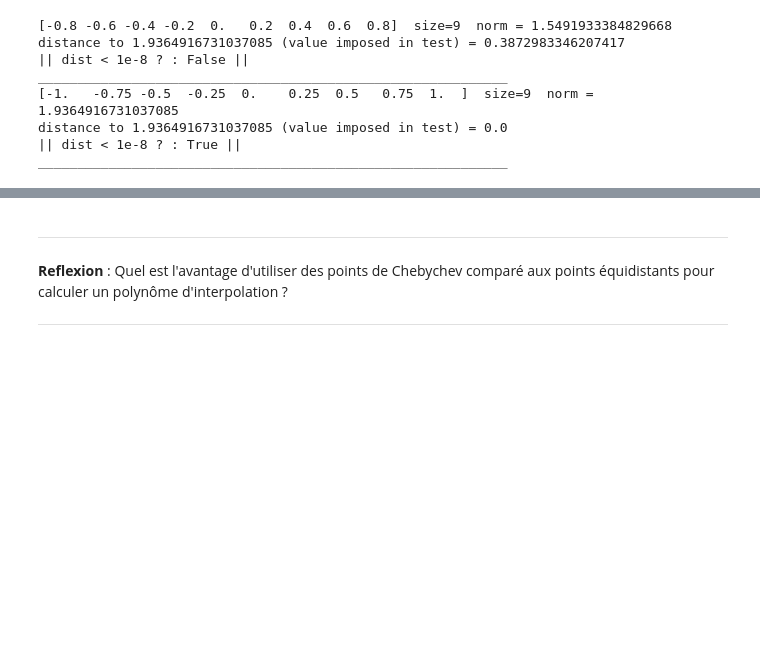
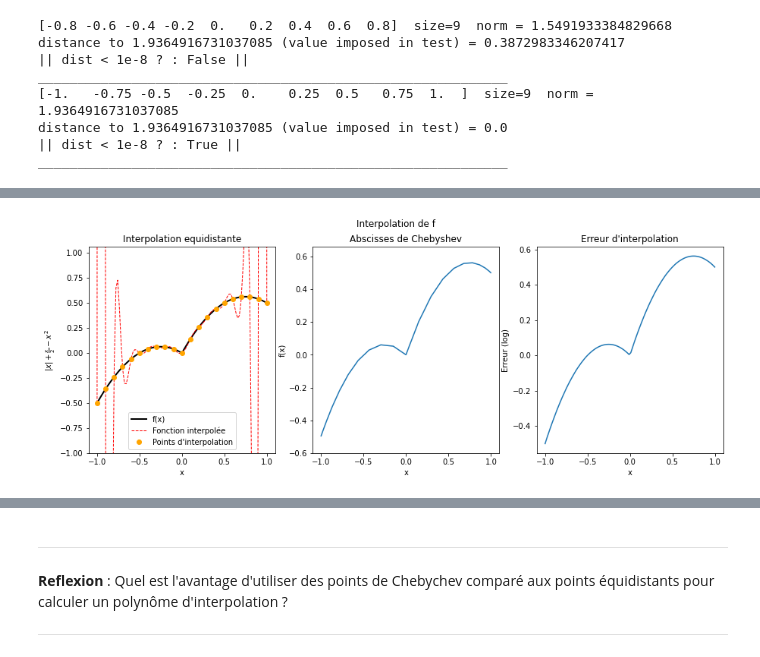
Before and after one commit to David-Kyrat/12M040-AnaNum-TPs, a Jupyter notebook: TP01.ipynb, the cells around one changed output, grey strips where cells are left out. Saved outputs shown, nothing was run; the diff lists cells and outputs as text; code cells hidden in the pictures; blank space fills up the shorter version.

Commit message:
TP01 Ex 2b setup model for plotting interpolation

```diff
--- a/TP01.ipynb
+++ b/TP01.ipynb
@@ -36,7 +36,7 @@ def lag_poly(x, x_inter, i):
     Returns:
         The i-th Lagrange polynomial evaluated at x (i.e. l_i(x))
     """
-    fun = lambda j: (x - x_inter[j]) / (x_inter[i] - x_inter[j])
+    fun = lambda j: (x - x_inter[j]) / (x_inter[i] - x_inter[j]) if i != j else 1
     return np.array([fun(j) for j in prod_idxs(i, len(x_inter))]).prod(axis=0)
 
 
@@ -305,19 +311,17 @@ import numpy as np
 #* Shorthand for np.arange(n)
 def npRge(n:int, inclusive: bool = False): return np.arange(n + (1 if bool else 0), dtype=int)
 # %%
-
-def chebyshev_points(n):
-    "Retourne les n points de Chebyshev"
+"Retourne les n points de Chebyshev"
+def chebyshev_points(n): return np.cos(np.pi/(n+1) * (npRge(n, True) + 0.5))
     # ÉCRIVEZ VOTRE SOLUTION ICI
-    return np.cos(np.pi/(n+1) * (npRge(n+1) + 0.5))
-
 
 def chebyshev_poids(n):
     "Retourne les n poids de Chebyshev"
     # ÉCRIVEZ VOTRE SOLUTION ICI
-    idxs = npRge(n+1)
+    idxs = npRge(n, inclusive=True)
     thetas = np.pi/(n+1) * (idxs + 0.5)
     ws = (2**n / (n+1)) * ((-1) ** idxs) * np.sin(thetas)
+
     return ws
 
 n = 10
@@ -525,0 +477,87 @@ for func in [f, g]:
+# %%
+from matplotlib.pyplot import plot
+
+
+def f(x):
+    return np.abs(x) + x / 2 - x**2
+
+
+def g(x):
+    return 1 / (1 + 25 * x**2)
+
+
+n = 20
+plot_x = np.linspace(-1, 1, 100)
+
+def plot_interpolation_method(title, plot_y, y_label, fun_label, subp_idx, generated_x, y_toMatch, interp_y):
+    """Plot the function and its interpolation on the same plot
+
+    Args:
+        title : title of the plot
+        plot_y : f(plot_x) where f is the function to interpolate
+        y_label : label of y axis
+        fun_label : label of the function
+        subp_idx : index of subplot
+        generated_x : points used for the interpolation method (i.e. equidistant, Tchebycheff...)
+        y_toMatch : values of y to attein i.e. constraints to satisfy
+        interp_y : interpolated points of function
+    """
+    plt.subplot(1, 3, subp_idx)
+    plt.title(title)
+    plt.ylim(np.min(plot_y) - 0.5 , np.max(plot_y) + 0.5)
+    plt.xlabel("x")
+    plt.ylabel(y_label)
+    plt.plot(plot_x, func(plot_x), '-k' ,label=fun_label, linewidth=2)
+    plt.plot(plot_x, interp_y, '--', color="r", label="Fonction interpolée", linewidth=1)
+    plt.plot(generated_x, y_toMatch, "o", color="orange", label="Points d'interpolation", linewidth=1)
+
+    plt.legend()
+
+
+for func in [f, g]:
+    # Points d'interpolation équidistants
+    x_equidist = equidistant_points(n)
+    y_equidist = func(x_equidist)
+    # Polynôme interpolée
+    p_equidist = interpolation_lagrange(plot_x, x_equidist, y_equidist)
+
+    # Points d'interpolation Chebyshev
+    x_chebyshev = chebyshev_points(n)
+    y_chebyshev = func(x_chebyshev)
+    # Polynôme interpolée
+    p_chebyshev = interpolation_lagrange(plot_x, x_chebyshev, y_chebyshev)
+    # images des x dans plot_x
+    plot_y, fun_label = func(plot_x), f"{func.__name__}(x)"
+
+    # Creation de la figure
+    plt.figure(figsize=(15, 5))
+    plt.suptitle(f"Interpolation de {func.__name__}")
+
+    # Interpolation équidistante
+    """ ax_eq = plt.subplot(1, 3, 1)
+    plt.title("Interpolation equidistante")
+    plt.ylim(np.min(y_equidist) - 0.1, np.max(y_equidist) + 0.1)
+    plt.xlabel("x")
+    plt.ylabel(f"{func.__name__}(x)")
+    # ÉCRIVEZ VOTRE SOLUTION ICI
+    plt.plot(x_equidist, y_equidist) """
+    plot_interpolation_method("Interpolation equidistante", plot_y, r"""$|x| + \frac{x}{2} - x^2$""", fun_label, 1, x_equidist, y_equidist, p_equidist)
+
+    # Interpolation Chebyshev
+    plt.subplot(1, 3, 2)
+    plt.title("Abscisses de Chebyshev")
+    plt.ylim(np.min(y_equidist) - 0.1, np.max(y_equidist) + 0.1)
+    plt.xlabel("x")
+    plt.ylabel(f"{func.__name__}(x)")
+    # ÉCRIVEZ VOTRE SOLUTION ICI
+    plt.plot(x_chebyshev, y_chebyshev)
+
+    # Trace de l'erreur entre la fonction et les deux polynôme interpolée
+    plt.subplot(1, 3, 3)
+    plt.title("Erreur d'interpolation")
+    plt.xlabel("x")
+    plt.ylabel("Erreur (log)")
+    # ÉCRIVEZ VOTRE SOLUTION ICI
+    plt.plot(plot_x, func(plot_x))
+# %% [output]
+[figure, added]
```
Also changed, not shown: parts of 9 cells of this notebook, 1 other file.
